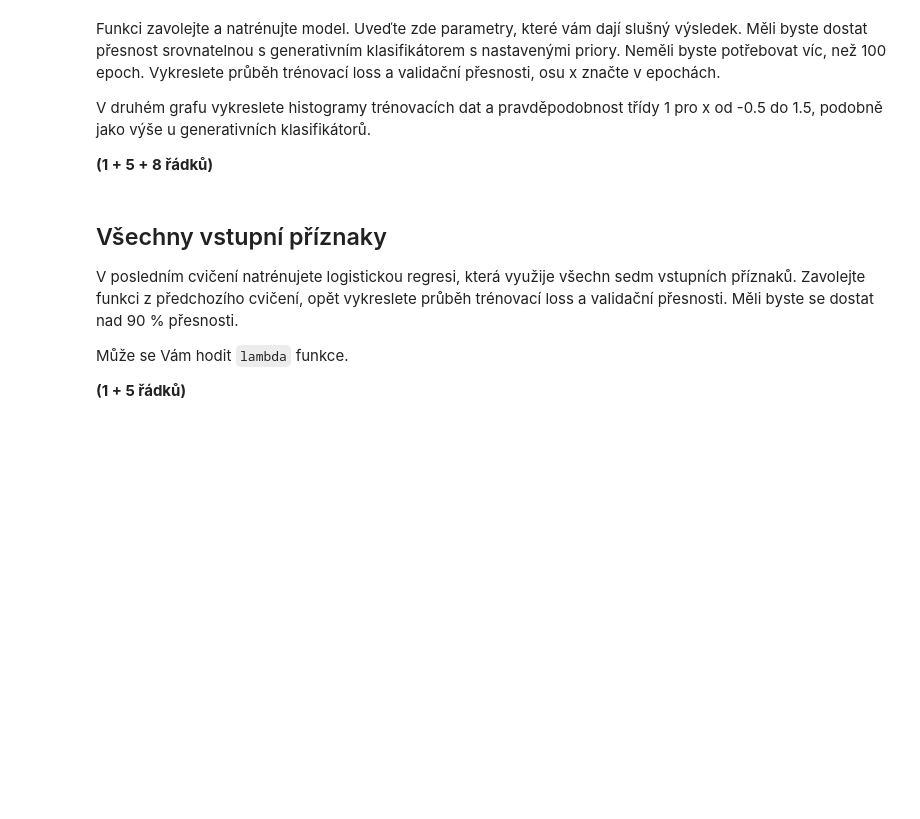
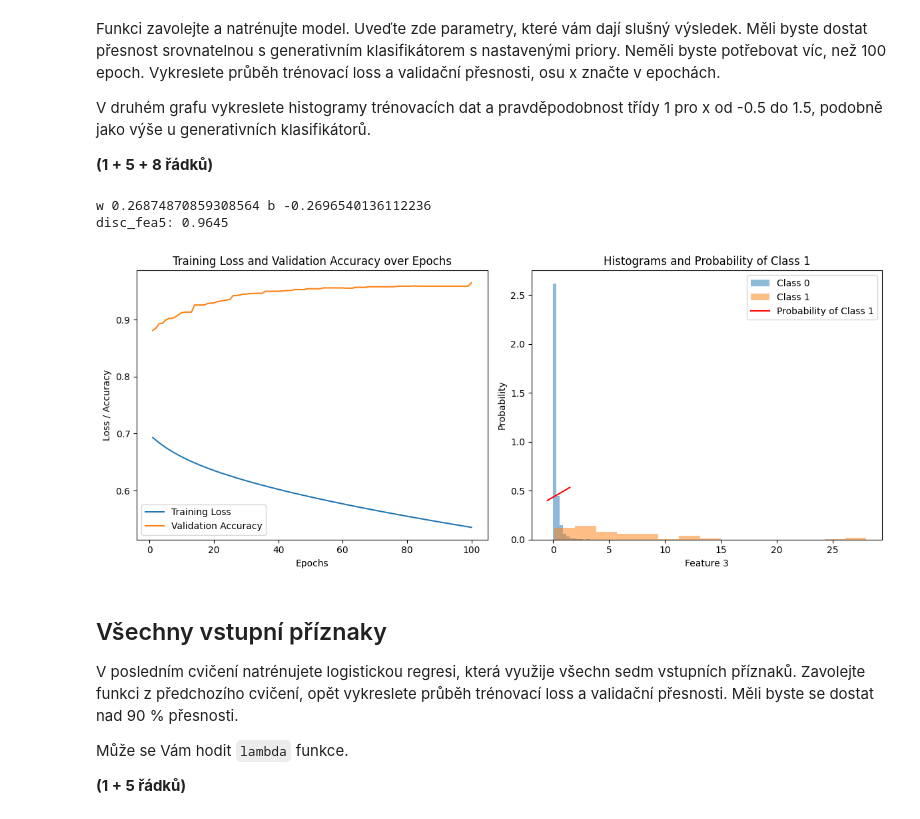
Before and after one commit to IamBahno/SUI-project-1, a Jupyter notebook: zadani.ipynb, the cells around one changed output. Drawn from its saved outputs; the diff is of its cells as text; code cells hidden in the pictures; blank space fills up the shorter version.

```diff
--- a/zadani.ipynb
+++ b/zadani.ipynb
@@ -137,7 +114,7 @@ class PriorClassifier:
         self._class = _class
 
     def prob_class_1(self, xs: np.ndarray) -> np.ndarray:
-        return np.full(xs.shape, self._class)
+        return np.full(xs.shape[0], self._class)
 
 baseline = PriorClassifier(0)
 val_acc = evaluate(baseline, val_dataset.xs[:, FOI], val_dataset.targets)
@@ -245,10 +268,10 @@ Může se Vám hodit `np.newaxis`.
 # %%
 class FeatureCutter:
     def __init__(self, fea_id):
-        pass
+        self.fea_id = fea_id
 
     def __call__(self, x):
-        return None
+        return x[:, self.fea_id][:, np.newaxis]
 # %% [markdown]
 Dalším krokem je implementovat funkci, která model vytvoří a natrénuje.
 Jejím výstupem bude (1) natrénovaný model, (2) průběh trénovací loss a (3) průběh validační přesnosti.
@@ -260,16 +283,3 @@ Pro výpočet validační přesnosti využijte funkci `evaluate()`.
 Oba průběhy vracejte jako obyčejné seznamy.
 
 **(cca 11 řádků)**
-# %%
-def train_logistic_regression(nb_epochs, lr, in_dim, fea_preprocessor):
-    model = LogisticRegressionNumpy(in_dim)
-    best_model = copy.deepcopy(model)
-    losses = []
-    accuracies = []
-
-    train_X = fea_preprocessor(train_dataset.xs)
-    train_t = train_dataset.targets
-
-    pass
-
-    return best_model, losses, accuracies
@@ -294,3 +334,50 @@ print('disc_fea5:', evaluate(disc_fea5, val_dataset.xs[:, FOI][:, np.newaxis], v
+# %%
+FOI = 3  # Číslo příznaku, na který se zaměřujeme
+nb_epochs = 100  # Maximální počet epoch
+learning_rate = 0.01  # Učební koeficient
+in_dim = 1  # Počet vstupních dimenzí (jeden příznak)
+
+fea_cutter = FeatureCutter(FOI)
+disc_fea5, losses, accuracies = train_logistic_regression(nb_epochs, learning_rate, in_dim, fea_cutter)
+
+print('w', disc_fea5.w.item(), 'b', disc_fea5.b.item())
+
+val_acc = evaluate(disc_fea5, val_dataset.xs[:, FOI][:, np.newaxis], val_dataset.targets)
+print('disc_fea5:', val_acc)
+
+epochs = np.arange(1, len(losses) + 1)
+
+plt.figure(figsize=(12, 5))
+
+# Graf 1: Průběh trénovací ztráty a validační přesnosti
+plt.subplot(1, 2, 1)
+plt.plot(epochs, losses, label='Training Loss')
+plt.plot(epochs, accuracies, label='Validation Accuracy')
+plt.xlabel('Epochs')
+plt.ylabel('Loss / Accuracy')
+plt.legend()
+plt.title('Training Loss and Validation Accuracy over Epochs')
+
+# Graf 2: Histogramy trénovacích dat a pravděpodobnosti třídy 1
+plt.subplot(1, 2, 2)
+x_range = np.linspace(-0.5, 1.5, 100)[:, np.newaxis]
+probs = disc_fea5.prob_class_1(x_range)
+
+plt.hist(train_dataset.xs[train_dataset.targets == 0, FOI], bins=15, alpha=0.5, label='Class 0', density=True)
+plt.hist(train_dataset.xs[train_dataset.targets == 1, FOI], bins=15, alpha=0.5, label='Class 1', density=True)
+
+plt.plot(x_range, probs, label='Probability of Class 1', color='red')
+plt.xlabel(f'Feature {FOI}')
+plt.ylabel('Probability')
+plt.legend()
+plt.title('Histograms and Probability of Class 1')
+
+plt.tight_layout()
+plt.show()
+# %% [output]
+w 0.26874870859308564 b -0.2696540136112236
+disc_fea5: 0.9645
+[figure, added]
 # %% [markdown]
 ## Všechny vstupní příznaky
 V posledním cvičení natrénujete logistickou regresi, která využije všechn sedm vstupních příznaků.
```
Also changed, not shown: parts of 12 cells of this notebook.
